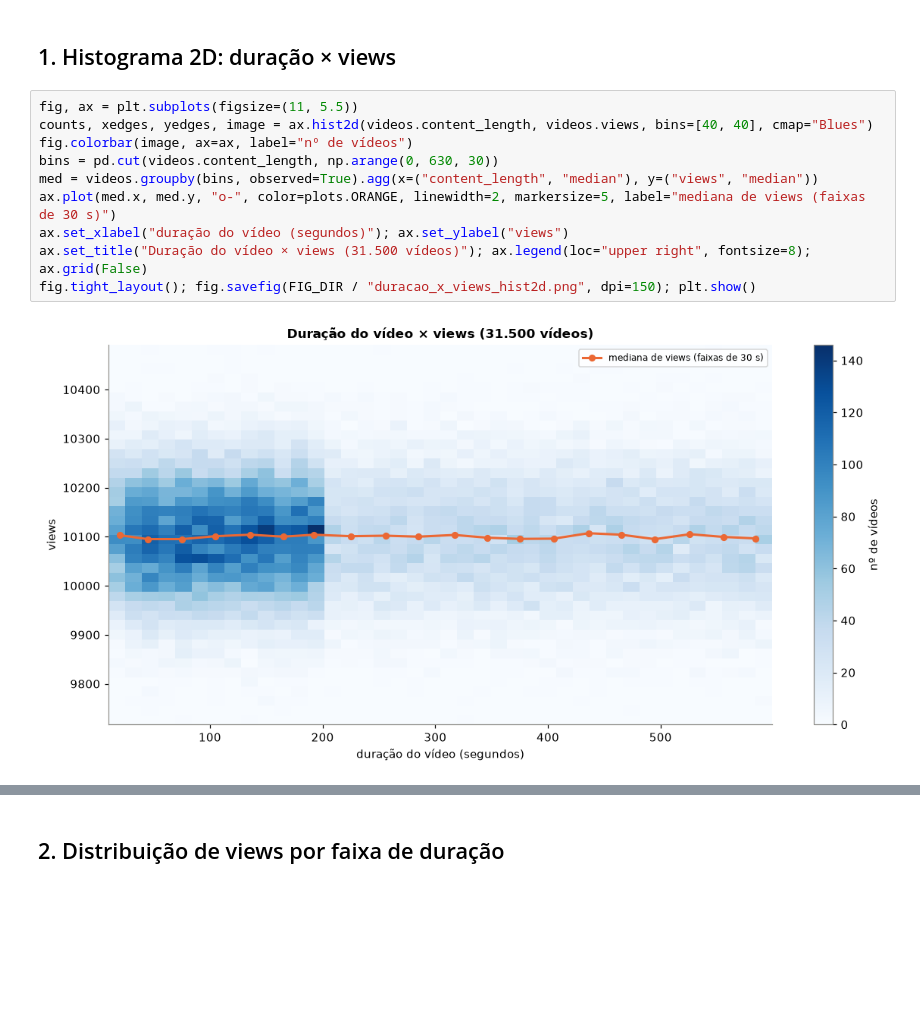
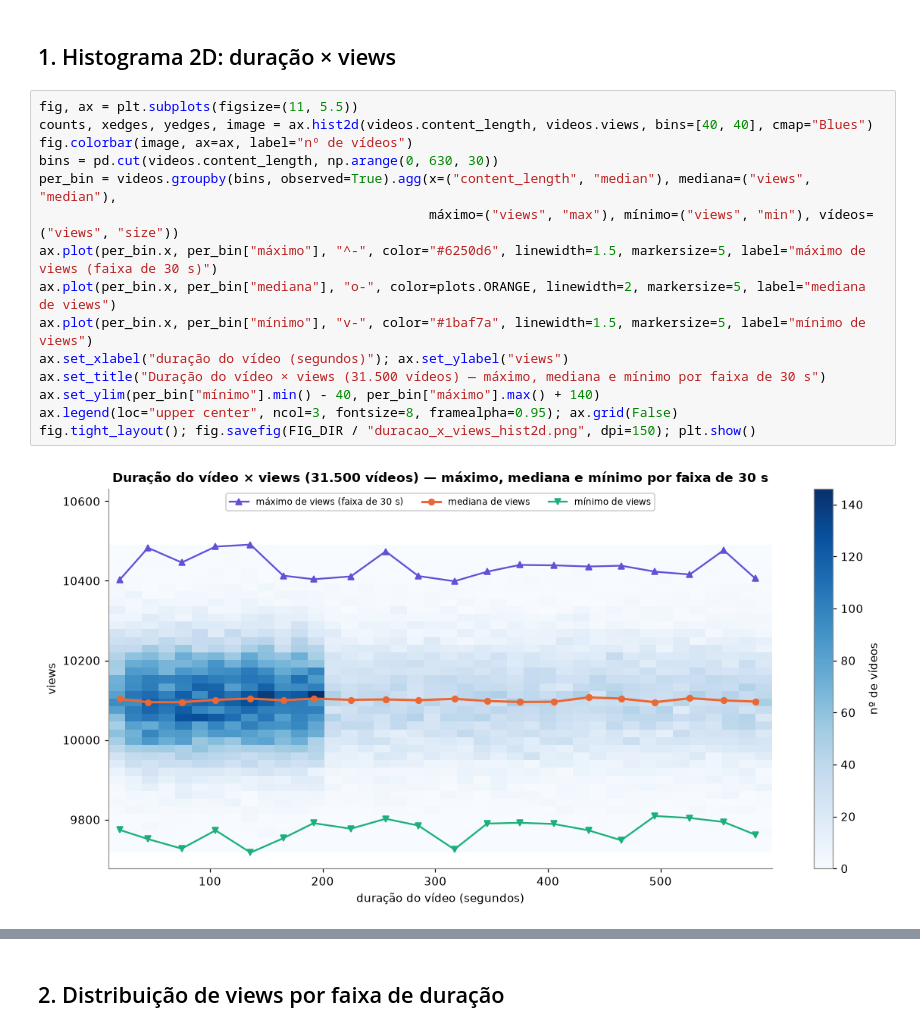
Before and after one commit to RafaelCostaF/ai-master-challenge, a Jupyter notebook: submissions/rafael/solution/notebooks/09_duracao_views.ipynb, the cells around one changed output, grey strips where cells are left out. Saved outputs shown, nothing was run; the diff lists cells and outputs as text; blank space fills up the shorter version.

Commit message:
analysis: add min/max views per video-length bin to histogram
Co-Authored-By: Claude Opus 5.5 <noreply@anthropic.com>

```diff
--- a/submissions/rafael/solution/notebooks/09_duracao_views.ipynb
+++ b/submissions/rafael/solution/notebooks/09_duracao_views.ipynb
@@ -36,12 +36,17 @@ print(f"{len(videos):,} vídeos · duração {videos.content_length.min()}–{vi
 # %%
 fig, ax = plt.subplots(figsize=(11, 5.5))
 counts, xedges, yedges, image = ax.hist2d(videos.content_length, videos.views, bins=[40, 40], cmap="Blues")
 fig.colorbar(image, ax=ax, label="nº de vídeos")
 bins = pd.cut(videos.content_length, np.arange(0, 630, 30))
-med = videos.groupby(bins, observed=True).agg(x=("content_length", "median"), y=("views", "median"))
-ax.plot(med.x, med.y, "o-", color=plots.ORANGE, linewidth=2, markersize=5, label="mediana de views (faixas de 30 s)")
+per_bin = videos.groupby(bins, observed=True).agg(x=("content_length", "median"), mediana=("views", "median"),
+                                                  máximo=("views", "max"), mínimo=("views", "min"), vídeos=("views", "size"))
+ax.plot(per_bin.x, per_bin["máximo"], "^-", color="#6250d6", linewidth=1.5, markersize=5, label="máximo de views (faixa de 30 s)")
+ax.plot(per_bin.x, per_bin["mediana"], "o-", color=plots.ORANGE, linewidth=2, markersize=5, label="mediana de views")
+ax.plot(per_bin.x, per_bin["mínimo"], "v-", color="#1baf7a", linewidth=1.5, markersize=5, label="mínimo de views")
 ax.set_xlabel("duração do vídeo (segundos)"); ax.set_ylabel("views")
-ax.set_title("Duração do vídeo × views (31.500 vídeos)"); ax.legend(loc="upper right", fontsize=8); ax.grid(False)
+ax.set_title("Duração do vídeo × views (31.500 vídeos) — máximo, mediana e mínimo por faixa de 30 s")
+ax.set_ylim(per_bin["mínimo"].min() - 40, per_bin["máximo"].max() + 140)
+ax.legend(loc="upper center", ncol=3, fontsize=8, framealpha=0.95); ax.grid(False)
 fig.tight_layout(); fig.savefig(FIG_DIR / "duracao_x_views_hist2d.png", dpi=150); plt.show()
 # %% [output]
-[figure, old version]
+[figure, new version]
```
Also changed, not shown: parts of 3 cells of this notebook, 3 other files.
